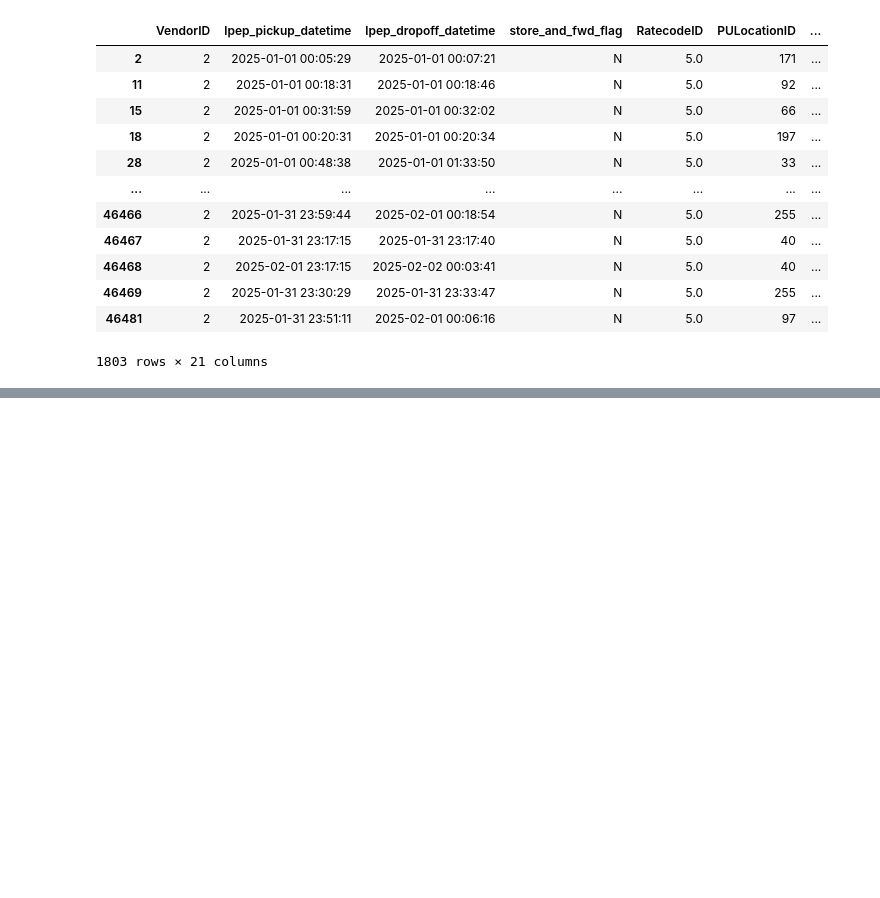
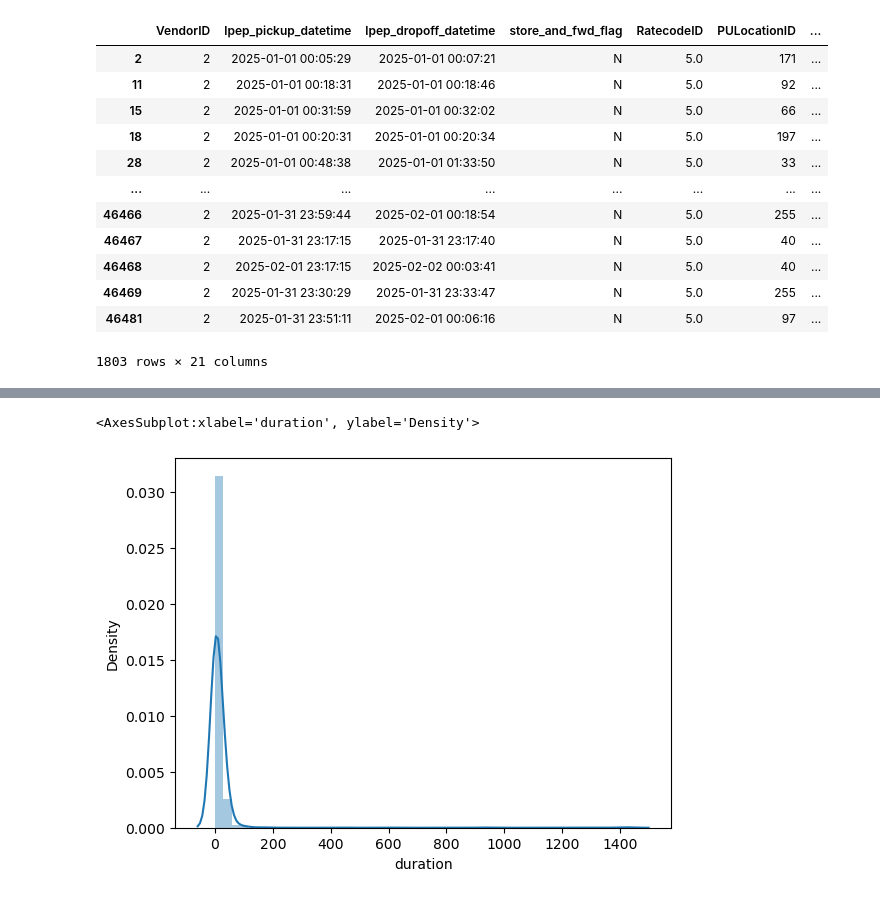
Before and after one commit to ringerH/MLops, a Jupyter notebook: 01-intro/homework.ipynb, the cells around one changed output, grey strips where cells are left out. Saved outputs shown, nothing was run; the diff lists cells and outputs as text; code cells hidden in the pictures; blank space fills up the shorter version.

Commit message:
duration column created

```diff
--- a/01-intro/homework.ipynb
+++ b/01-intro/homework.ipynb
@@ -51,0 +52,6 @@ df
+# %%
+df.lpep_dropoff_datetime = pd.to_datetime(df.lpep_dropoff_datetime)
+df.lpep_pickup_datetime = pd.to_datetime(df.lpep_pickup_datetime)
+# %%
+df['duration'] = df.lpep_dropoff_datetime - df.lpep_pickup_datetime
+df.duration = df.duration.apply(lambda td: td.total_seconds() /60)
@@ -51,0 +68,5 @@ df
+# %%
+sns.distplot(df.duration)
+# %% [output]
+<AxesSubplot:xlabel='duration', ylabel='Density'>
+[figure, added]
```
Also changed, not shown: parts of 4 cells of this notebook.
